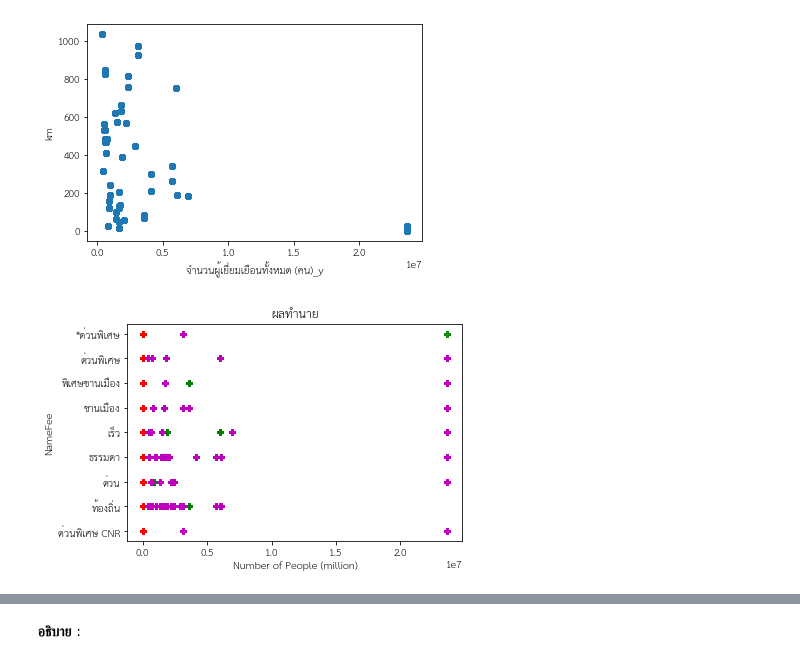
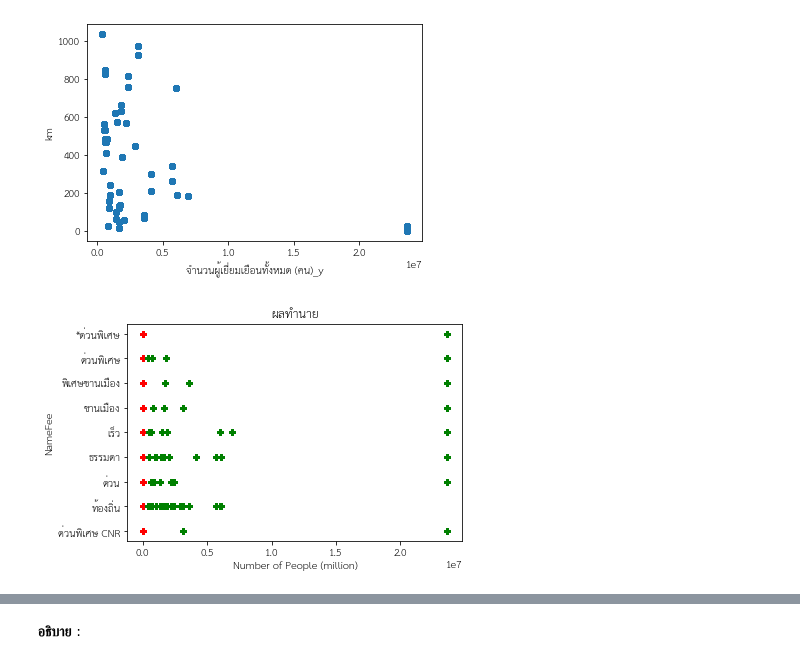
Before and after one commit to ThanikPimpiban/DWDM21, a Jupyter notebook: Project_final.ipynb, the cells around one changed output, grey strips where cells are left out. Drawn from its saved outputs; the diff is of its cells as text; code cells hidden in the pictures.

```diff
--- a/Project_final.ipynb
+++ b/Project_final.ipynb
@@ -927,11 +927,10 @@ plt.show()
 # %%
 plt.plot(X_test['exact_km'],mytreefinal_result,'Pb',alpha =0.2)  ### plot กราฟทำนายผลเพื่อตอบ Challenge
 plt.plot(X_test['km'], mytreefinal_result,'Pr',alpha = 0.8)
-plt.plot(X_test['จำนวนผู้เยี่ยมเยือนทั้งหมด (คน)_x'], mytreefinal_result,'Pg',alpha =0.1)
-plt.plot(X_test['จำนวนผู้เยี่ยมเยือนทั้งหมด (คน)_y'], mytreefinal_result,'Pm',alpha =0.8)
+plt.plot(X_test['จำนวนผู้เยี่ยมเยือนทั้งหมด (คน)_x'], mytreefinal_result,'Pg',alpha =0.5)
 plt.xlabel('Number of People (million)')
 plt.ylabel('NameFee')
 plt.title('ผลทำนาย')
 plt.show()
 # %% [output]
-[figure, old version]
+[figure, new version]
```
Also changed, not shown: parts of 9 cells of this notebook.
